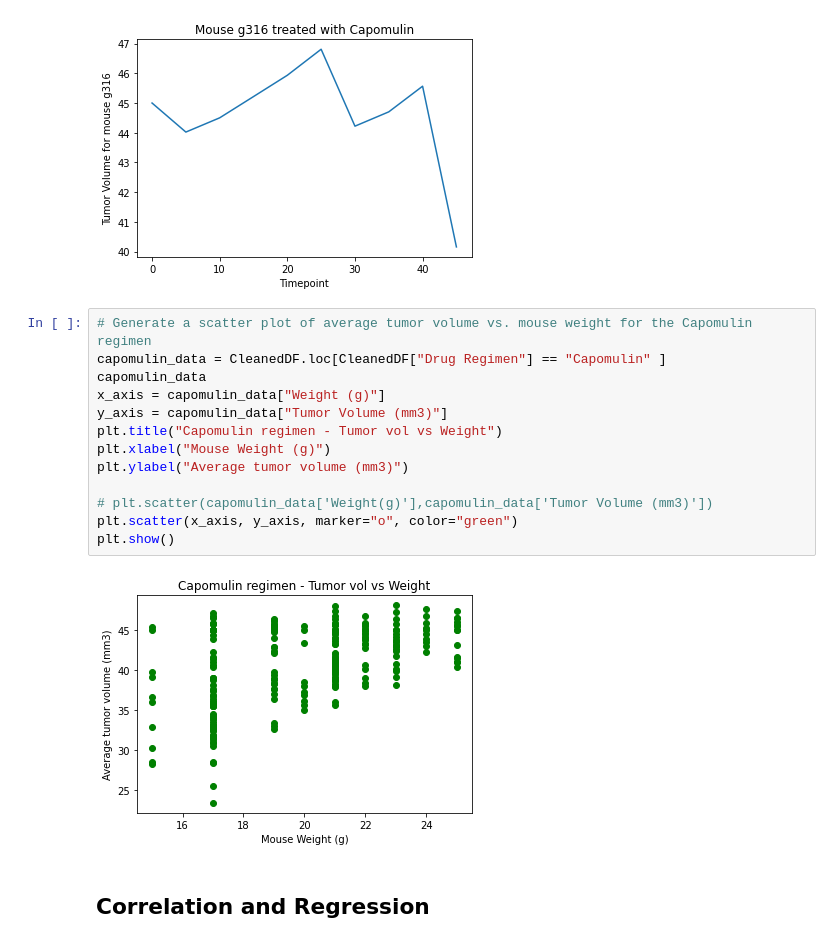
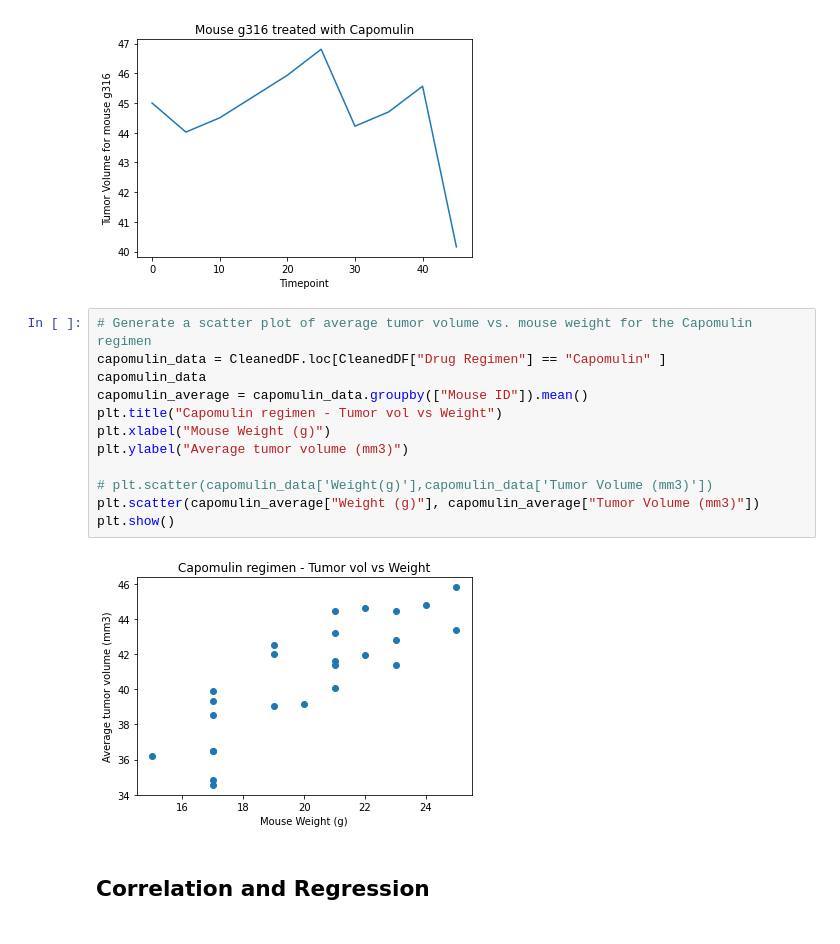
Before and after one commit to sandykolu/Pymaceuticals-matplotlib, a Jupyter notebook: pymaceuticals_starter.ipynb, the cells around one changed output. Saved outputs shown, nothing was run; the diff lists cells and outputs as text.

```diff
--- a/pymaceuticals_starter.ipynb
+++ b/pymaceuticals_starter.ipynb
@@ -321,18 +321,17 @@ plt.show()
 # %%
 # Generate a scatter plot of average tumor volume vs. mouse weight for the Capomulin regimen
 capomulin_data = CleanedDF.loc[CleanedDF["Drug Regimen"] == "Capomulin" ]
 capomulin_data
-x_axis = capomulin_data["Weight (g)"]
-y_axis = capomulin_data["Tumor Volume (mm3)"]
+capomulin_average = capomulin_data.groupby(["Mouse ID"]).mean()
 plt.title("Capomulin regimen - Tumor vol vs Weight")
 plt.xlabel("Mouse Weight (g)")
 plt.ylabel("Average tumor volume (mm3)")
 
 # plt.scatter(capomulin_data['Weight(g)'],capomulin_data['Tumor Volume (mm3)'])
-plt.scatter(x_axis, y_axis, marker="o", color="green")
+plt.scatter(capomulin_average["Weight (g)"], capomulin_average["Tumor Volume (mm3)"])
 plt.show()
 # %% [output]
-[figure, old version]
+[figure, new version]
 # %% [markdown]
 ## Correlation and Regression
 # %%
```
Also changed, not shown: parts of 1 cell of this notebook.
